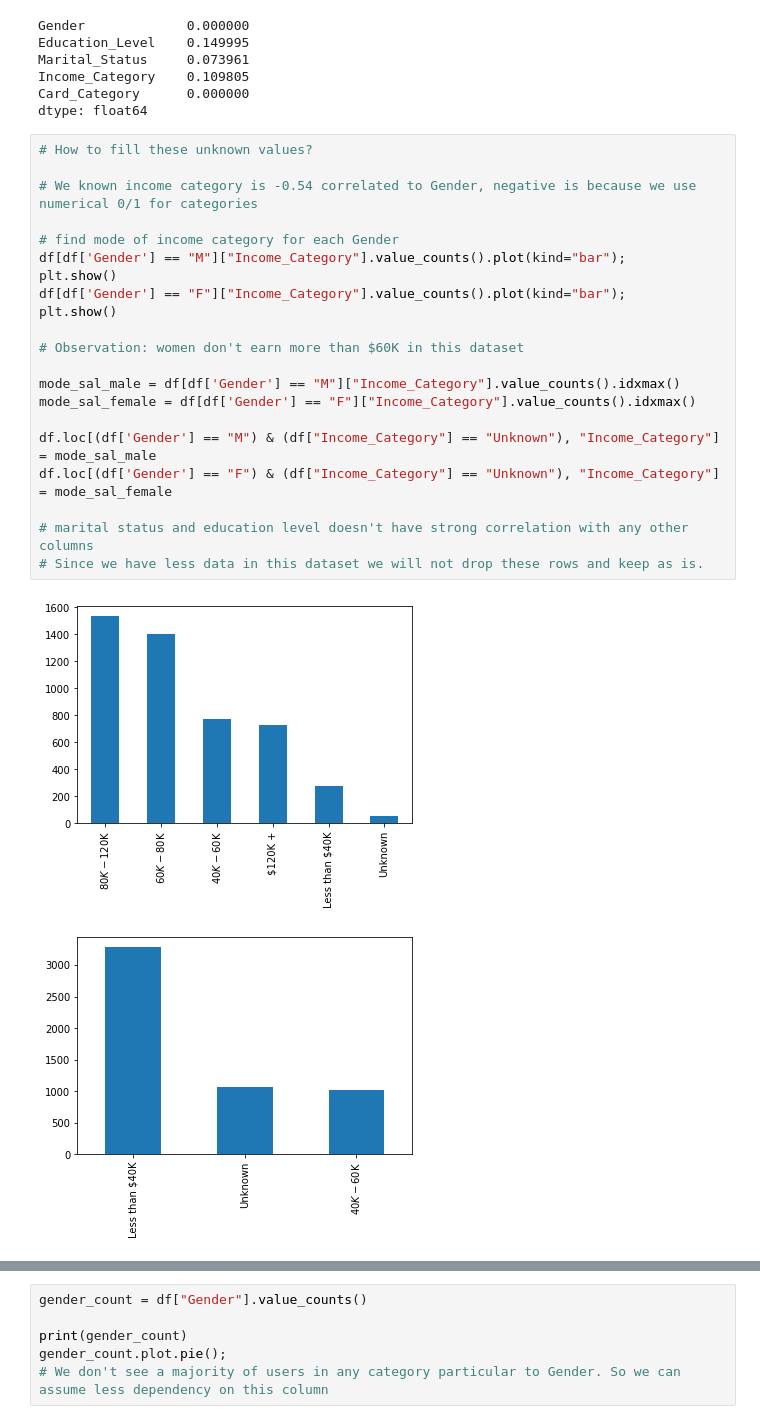
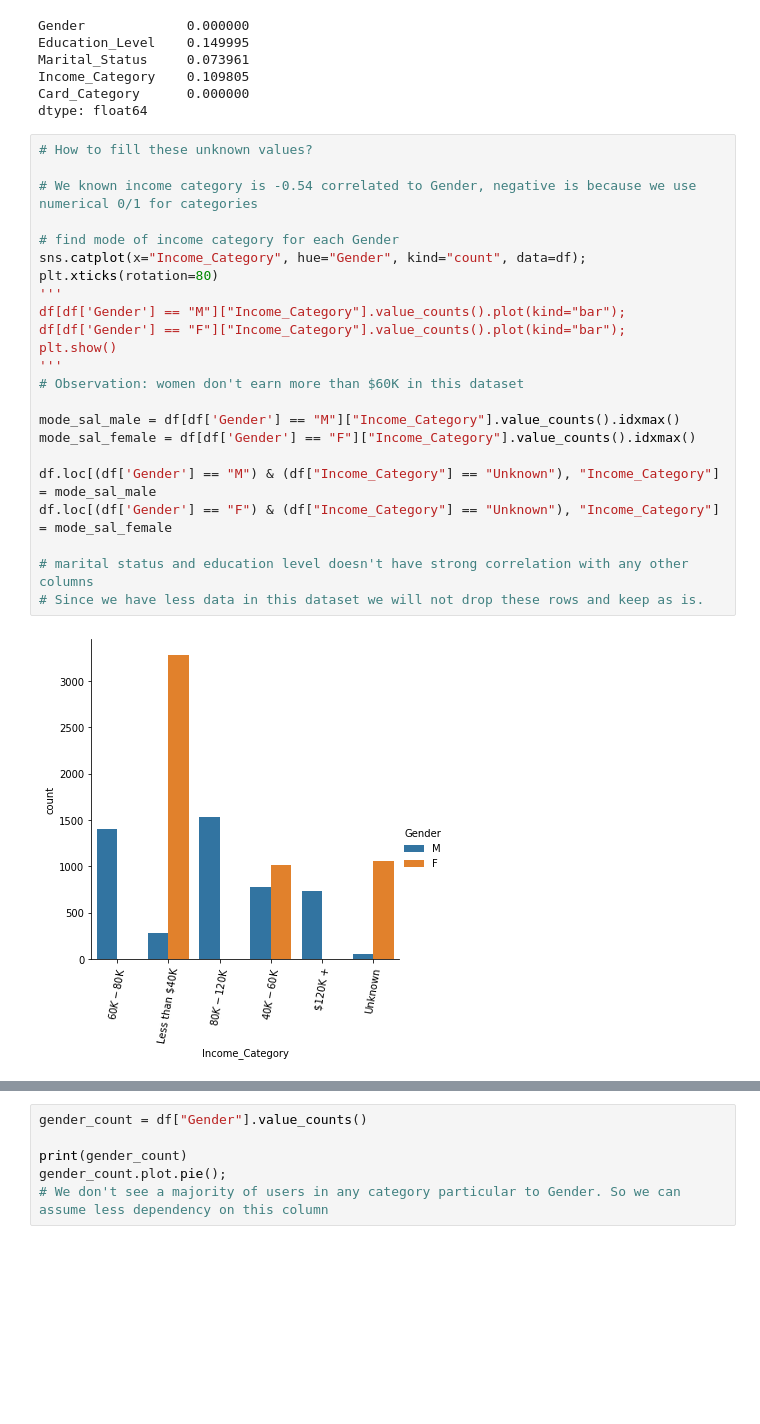
Before and after one commit to anushakamath97/credit_card_customer_analysis, a Jupyter notebook: Credit_Card_Customer.ipynb, the cells around one changed output, grey strips where cells are left out. Cells and saved outputs as stored; diff of their text form; blank space fills up the shorter version.

```diff
--- a/Credit_Card_Customer.ipynb
+++ b/Credit_Card_Customer.ipynb
@@ -239,27 +276,28 @@ dtype: float64
 # %%
 # How to fill these unknown values?
 
 # We known income category is -0.54 correlated to Gender, negative is because we use numerical 0/1 for categories
 
 # find mode of income category for each Gender
+sns.catplot(x="Income_Category", hue="Gender", kind="count", data=df);
+plt.xticks(rotation=80)
+'''
 df[df['Gender'] == "M"]["Income_Category"].value_counts().plot(kind="bar");
-plt.show()
 df[df['Gender'] == "F"]["Income_Category"].value_counts().plot(kind="bar");
 plt.show()
-
+'''
 # Observation: women don't earn more than $60K in this dataset
 
 mode_sal_male = df[df['Gender'] == "M"]["Income_Category"].value_counts().idxmax()
 mode_sal_female = df[df['Gender'] == "F"]["Income_Category"].value_counts().idxmax()
 
 df.loc[(df['Gender'] == "M") & (df["Income_Category"] == "Unknown"), "Income_Category"] = mode_sal_male
 df.loc[(df['Gender'] == "F") & (df["Income_Category"] == "Unknown"), "Income_Category"] = mode_sal_female
 
 # marital status and education level doesn't have strong correlation with any other columns
 # Since we have less data in this dataset we will not drop these rows and keep as is.
 # %% [output]
-[figure, old version]
+[figure, new version]
-[figure, removed]
 # %%
 # Customer_Age to Education_level
 edu_categories =  df["Education_Level"].unique().tolist()
```
Also changed, not shown: parts of 23 cells of this notebook.
